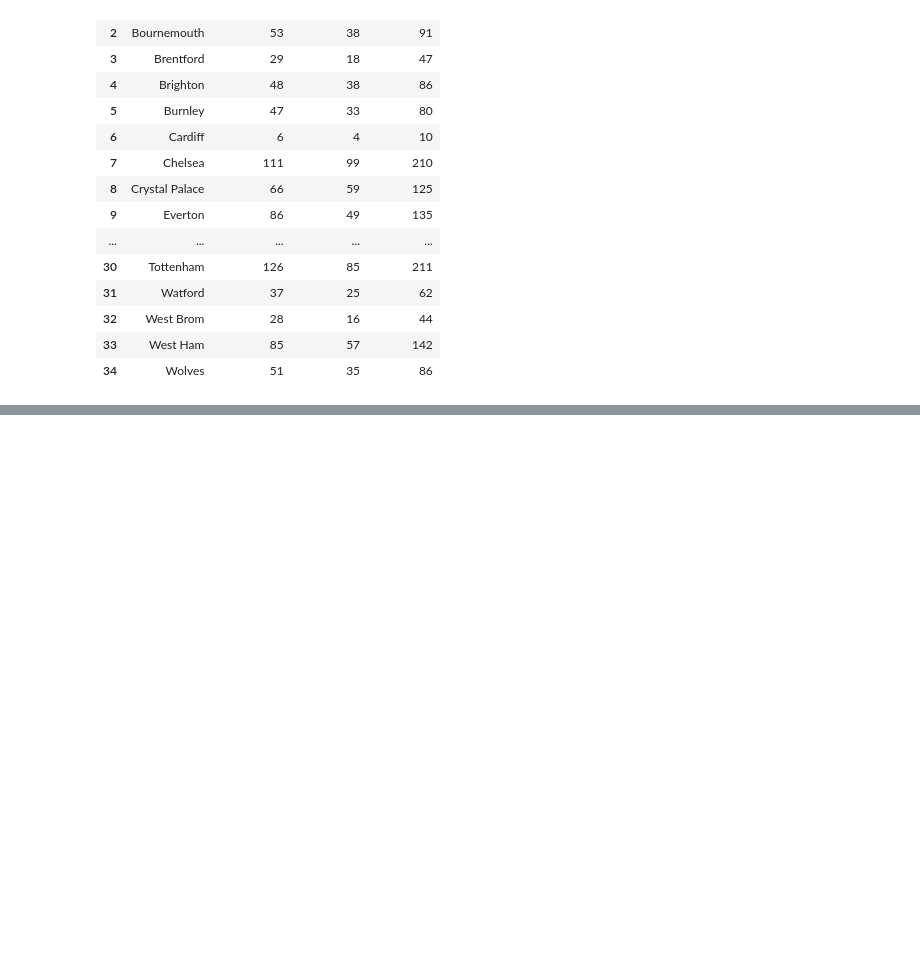
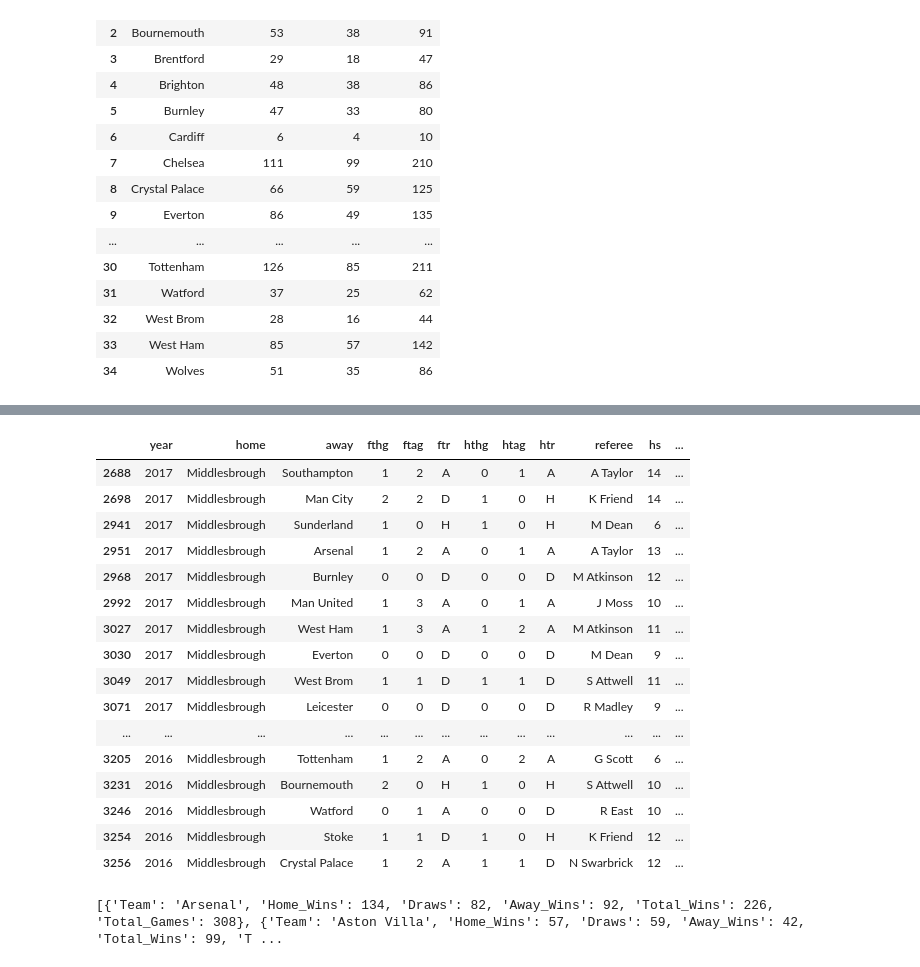
Before and after one commit to SmithNJ13/data_analysis, a Jupyter notebook: analysis.ipynb, the cells around one changed output, grey strips where cells are left out. Cells and saved outputs as stored; diff of their text form; code cells hidden in the pictures; blank space fills up the shorter version.

```diff
--- a/analysis.ipynb
+++ b/analysis.ipynb
@@ -531,0 +532,20 @@ Question_Two
+# %%
+Prem_DF[Prem_DF["home"] == "Middlesbrough"]
+# %% [output]
+|  | year | home | away | fthg | ftag | ftr | hthg | htag | htr | referee | hs | ... |
+| 2688 | 2017 | Middlesbrough | Southampton | 1 | 2 | A | 0 | 1 | A | A Taylor | 14 | ... |
+| 2698 | 2017 | Middlesbrough | Man City | 2 | 2 | D | 1 | 0 | H | K Friend | 14 | ... |
+| 2941 | 2017 | Middlesbrough | Sunderland | 1 | 0 | H | 1 | 0 | H | M Dean | 6 | ... |
+| 2951 | 2017 | Middlesbrough | Arsenal | 1 | 2 | A | 0 | 1 | A | A Taylor | 13 | ... |
+| 2968 | 2017 | Middlesbrough | Burnley | 0 | 0 | D | 0 | 0 | D | M Atkinson | 12 | ... |
+| 2992 | 2017 | Middlesbrough | Man United | 1 | 3 | A | 0 | 1 | A | J Moss | 10 | ... |
+| 3027 | 2017 | Middlesbrough | West Ham | 1 | 3 | A | 1 | 2 | A | M Atkinson | 11 | ... |
+| 3030 | 2017 | Middlesbrough | Everton | 0 | 0 | D | 0 | 0 | D | M Dean | 9 | ... |
+| 3049 | 2017 | Middlesbrough | West Brom | 1 | 1 | D | 1 | 1 | D | S Attwell | 11 | ... |
+| 3071 | 2017 | Middlesbrough | Leicester | 0 | 0 | D | 0 | 0 | D | R Madley | 9 | ... |
+| ... | ... | ... | ... | ... | ... | ... | ... | ... | ... | ... | ... | ... |
+| 3205 | 2016 | Middlesbrough | Tottenham | 1 | 2 | A | 0 | 2 | A | G Scott | 6 | ... |
+| 3231 | 2016 | Middlesbrough | Bournemouth | 2 | 0 | H | 1 | 0 | H | S Attwell | 10 | ... |
+| 3246 | 2016 | Middlesbrough | Watford | 0 | 1 | A | 0 | 0 | D | R East | 10 | ... |
+| 3254 | 2016 | Middlesbrough | Stoke | 1 | 1 | D | 1 | 0 | H | K Friend | 12 | ... |
+| 3256 | 2016 | Middlesbrough | Crystal Palace | 1 | 2 | A | 1 | 1 | D | N Swarbrick | 12 | ... |
@@ -531,0 +556,27 @@ Question_Two
+# %%
+Home_Winners = Prem_DF[Prem_DF["ftr"] == "H"]["home"]
+Draw_Games_Home = Prem_DF[Prem_DF["ftr"] == "D"]["home"]
+Draw_Games_Away = Prem_DF[Prem_DF["ftr"] == "D"]["away"]
+Away_Winners = Prem_DF[Prem_DF["ftr"] == "A"]["away"]
+
+Home_Winners.reset_index(drop=True, inplace=True)
+Away_Winners.reset_index(drop=True, inplace=True)
+
+total_wins = []
+def totalWins():
+    for team in teams_list:
+        total_wins.append(
+            {
+                "Team": team,
+                "Home_Wins": int(Home_Winners.value_counts()[team]),
+                "Draws": int(Draw_Games_Home.value_counts()[team] + Draw_Games_Away.value_counts()[team]),
+                "Away_Wins": int(Away_Winners.value_counts()[team]),
+                "Total_Wins": int(Home_Winners.value_counts()[team] + Away_Winners.value_counts()[team]),
+                "Total_Games": int(Home_Winners.value_counts()[team] + Away_Winners.value_counts()[team] + (Draw_Games_Home.value_counts()[team] + Draw_Games_Away.value_counts()[team]))
+            }
+        )
+    return (total_wins)
+
+print(totalWins())
+# %% [output]
+[{'Team': 'Arsenal', 'Home_Wins': 134, 'Draws': 82, 'Away_Wins': 92, 'Total_Wins': 226, 'Total_Games': 308}, {'Team': 'Aston Villa', 'Home_Wins': 57, 'Draws': 59, 'Away_Wins': 42, 'Total_Wins': 99, 'T ...
```
Also changed, not shown: parts of 6 cells of this notebook.
